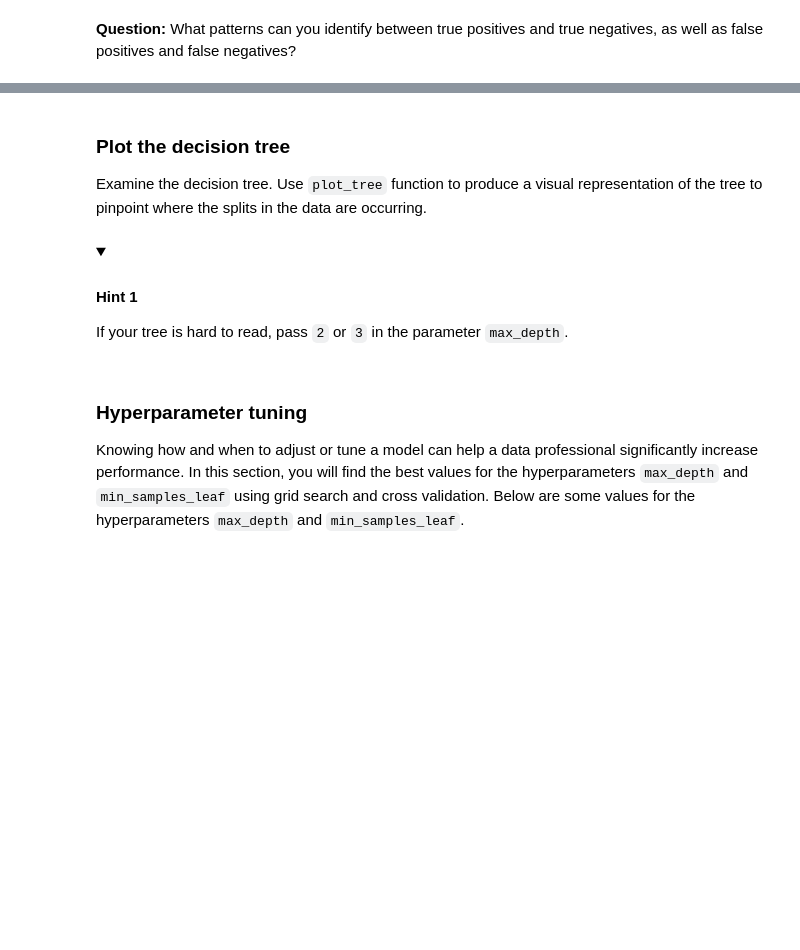
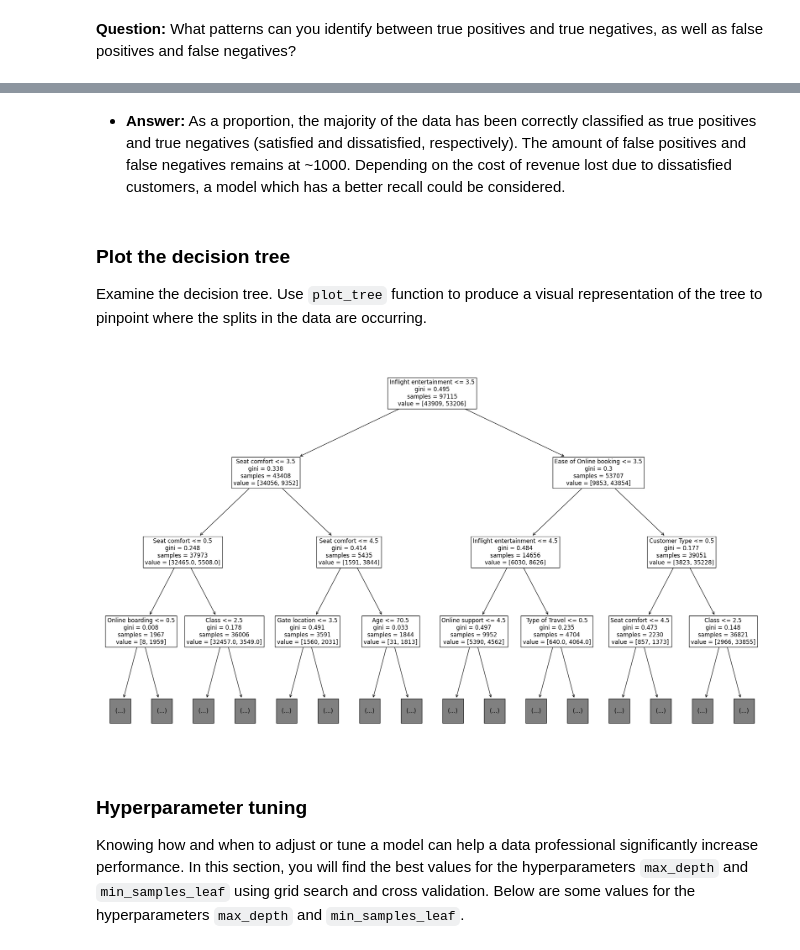
Before and after one commit to dianario/google_advanced_data_analytics, a Jupyter notebook: ml_decision_trees/ml_lab_decision_trees.ipynb, the cells around one changed output, grey strips where cells are left out. Cells and saved outputs as stored; diff of their text form; code cells hidden in the pictures; folded sections open; blank space fills up the shorter version.

```diff
--- a/ml_decision_trees/ml_lab_decision_trees.ipynb
+++ b/ml_decision_trees/ml_lab_decision_trees.ipynb
@@ -402,3 +341,5 @@ Use `metrics.confusion_matrix`, `metrics.ConfusionMatrixDisplay`, and the `plot(
+# %% [markdown]
+* **Answer:** As a proportion, the majority of the data has been correctly classified as true positives and true negatives (satisfied and dissatisfied, respectively). The amount of false positives and false negatives remains at ~1000. Depending on the cost of revenue lost due to dissatisfied customers, a model which has a better recall could be considered.
 # %% [markdown]
 ### Plot the decision tree
 
@@ -408,10 +347,8 @@ Examine the decision tree. Use `plot_tree` function to produce a visual represen
-# %% [markdown]
-<details>
-  <summary><h4><strong>Hint 1</strong></h4></summary>
-
-If your tree is hard to read, pass `2` or `3` in the parameter `max_depth`.
-
-</details>
+# %%
+plt.figure(figsize=(25,15))
+plot_tree(decision_tree, max_depth=3, fontsize=12, feature_names=X.columns);
+# %% [output]
+[figure, added]
 # %% [markdown]
 ### Hyperparameter tuning
 
```
Also changed, not shown: parts of 87 cells of this notebook.
